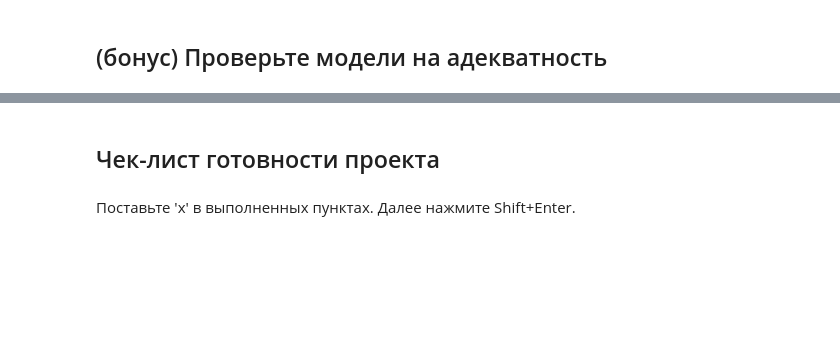
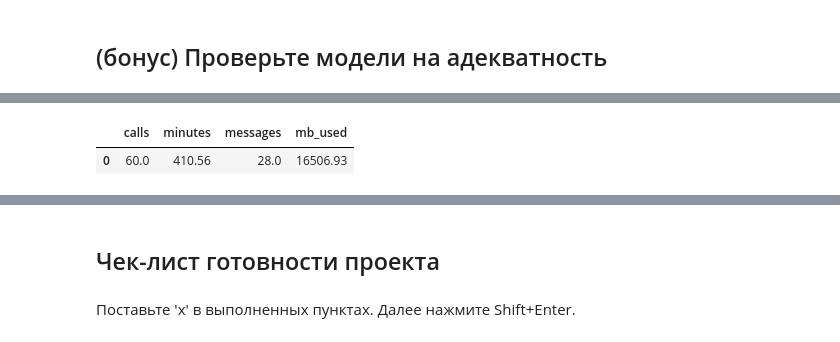
Before and after one commit to mbelveder/praktikum, a Jupyter notebook: 6_megaline_ml/megaline_ml.ipynb, the cells around one changed output, grey strips where cells are left out. Drawn from its saved outputs; the diff is of its cells as text; code cells hidden in the pictures; blank space fills up the shorter version.

```diff
--- a/5_megaline_ml/megaline_ml.ipynb
+++ b/6_megaline_ml/megaline_ml.ipynb
@@ -249,0 +397,8 @@ Deprecated in NumPy 1.20; for more details and guidance: https://numpy.org/devdo
+# %%
+# Смарт
+smart_medians = pd.DataFrame(df[df['is_ultra']==0].median()).T.drop(columns='is_ultra')
+
+smart_medians
+# %% [output]
+|  | calls | minutes | messages | mb_used |
+| 0 | 60.0 | 410.56 | 28.0 | 16506.93 |
```
Also changed, not shown: parts of 23 cells of this notebook, 5 other files.
